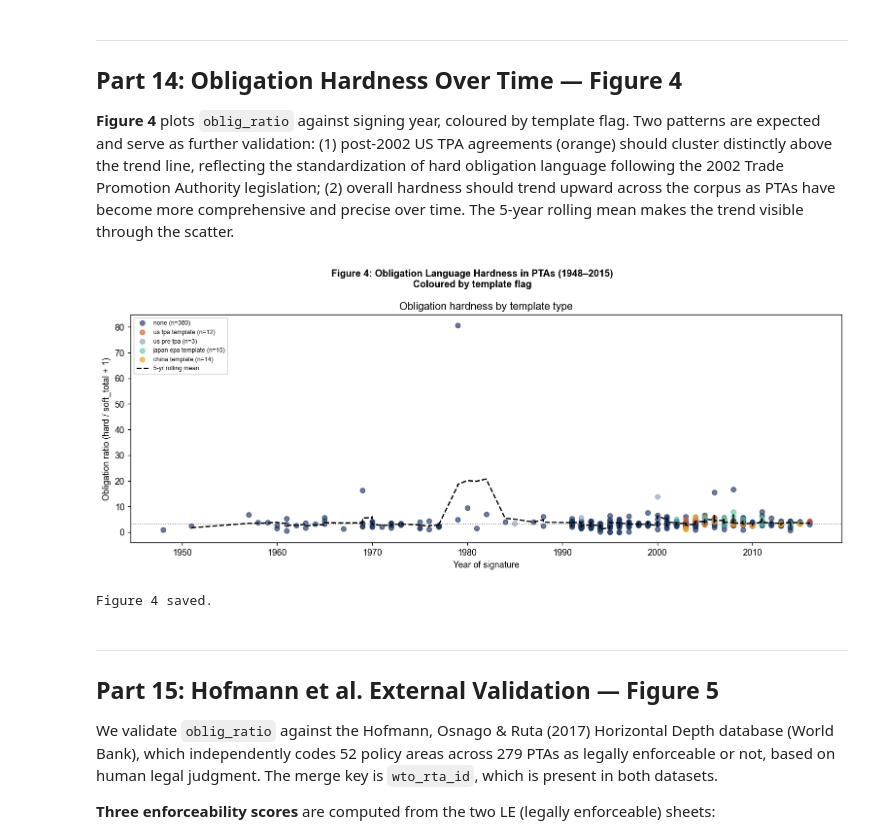
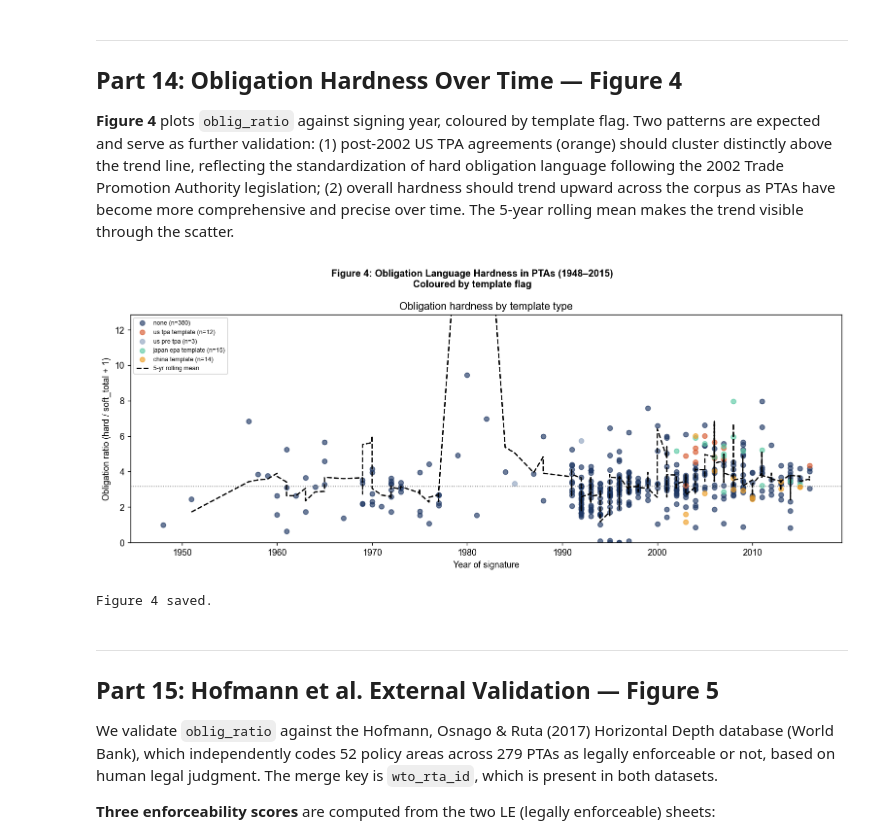
Before and after one commit to jillianhunter013/NLP_Final, a Jupyter notebook: nb_final.ipynb, the cells around one changed output. Drawn from its saved outputs; the diff is of its cells as text; code cells hidden in the pictures.

```diff
--- a/nb_final.ipynb
+++ b/nb_final.ipynb
@@ -1375,34 +1376,35 @@ template_colors = {
     'us_tpa_template':    '#D85A30',
     'eu_template':        '#2E5FA3',
     'us_pre_tpa':         '#8FA3BF',
     'japan_epa_template': '#5DCAA5',
     'china_template':     '#EF9F27',
 }
 for flag, color in template_colors.items():
     mask = df_time['template_flag'] == flag
     if mask.sum() > 0:
         ax.scatter(df_time.loc[mask, 'year'], df_time.loc[mask, 'oblig_ratio'],
                    color=color, alpha=0.65, s=30, zorder=2,
                    label=f"{flag.replace('_',' ')} (n={mask.sum()})")
 
 if len(df_time) >= 5:
     trend = (df_time.sort_values('year').set_index('year')['oblig_ratio']
              .rolling(window=5, min_periods=2).mean())
     ax.plot(trend.index, trend.values, color='black', linewidth=1.5,
             linestyle='--', label='5-yr rolling mean', zorder=3)
 
 ax.set_xlabel('Year of signature')
 ax.set_ylabel('Obligation ratio (hard / soft_total + 1)')
 ax.set_title('Obligation hardness by template type')
 ax.legend(fontsize=7, loc='upper left')
 ax.axhline(df_time['oblig_ratio'].median(), color='grey', linestyle=':', linewidth=1)
+ax.set_ylim(0, df_time['oblig_ratio'].quantile(0.99))
 
 plt.tight_layout()
 plt.savefig(os.path.join(OUTPUT_DIR, 'fig4_hardness_over_time.png'), bbox_inches='tight')
 plt.show()
 print("Figure 4 saved.")
 # %% [output]
-[figure, old version]
+[figure, new version]
 Figure 4 saved.
 # %% [markdown]
 ---
```
Also changed, not shown: parts of 3 cells of this notebook.
